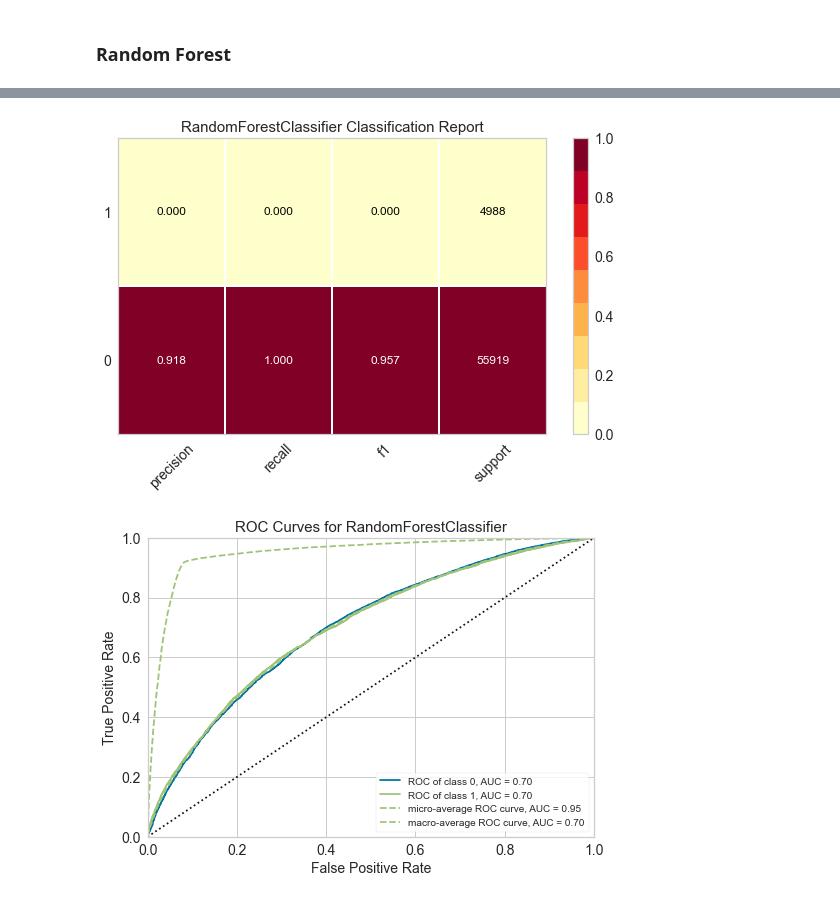
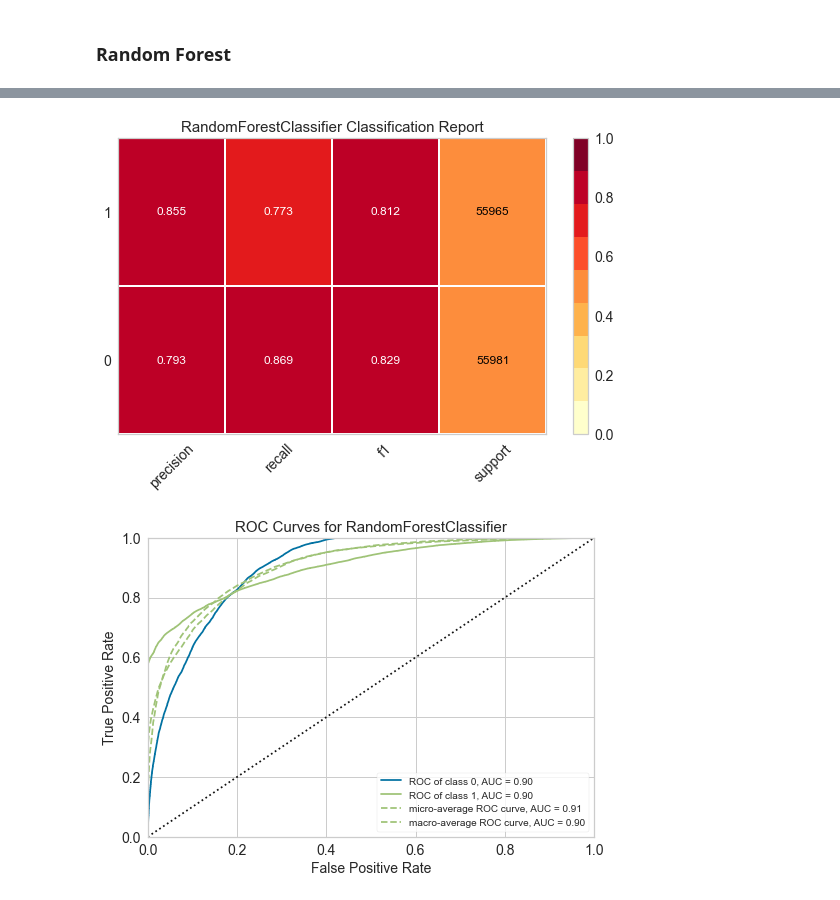
Before and after one commit to florabajolet/OCR7_scoring, a Jupyter notebook: P7_scoring_modeling.ipynb, the cells around one changed output, grey strips where cells are left out. Drawn from its saved outputs; the diff is of its cells as text; code cells hidden in the pictures.

```diff
--- a/P7_scoring_modeling.ipynb
+++ b/P7_scoring_modeling.ipynb
@@ -310,7 +306,7 @@ Precision and F-score are ill-defined and being set to 0.0 in labels with no pre
 # %%
-visualizer = ROCAUC(model_yellow_lr, classes=[0, 1])
+visualizer = ROCAUC(model_lr, classes=[0, 1])
 
-visualizer.fit(data_train_trans, target_train_trans)
-visualizer.score(data_test_trans, target_test_trans)
+visualizer.fit(data_train_smote, target_train_smote)
+visualizer.score(data_test_smote, target_test_smote)
 visualizer.show();
 # %% [output]
@@ -318,11 +314,11 @@ visualizer.show();
 # %% [markdown]
 ### Random Forest
 # %%
-model_rf = make_pipeline(preprocessor, RandomForestClassifier(n_estimators=200, max_depth=8, min_samples_leaf=4,
-                                                           max_features=0.6, random_state=42))
+model_rf = RandomForestClassifier(n_estimators=200, max_depth=8, min_samples_leaf=4, max_features=0.6, n_jobs=-2,
+                                random_state=42)
 # %%
-model_rf.fit(data_train, target_train)
+model_rf.fit(data_train_smote, target_train_smote)
 
-target_predicted_rf = model_rf.predict(data_test)
+target_predicted_rf = model_rf.predict(data_test_smote)
 # %%
 # Compute scores and evaluation
@@ -359,0 +349,6 @@ pd.DataFrame(confusion_test_rf)
+# %%
+visualizer = ConfusionMatrix(model_rf, classes=[0, 1])
+
+visualizer.fit(data_train_smote, target_train_smote)
+visualizer.score(data_test_smote, target_test_smote)
+visualizer.show();
@@ -360,19 +357,16 @@ pd.DataFrame(confusion_test_rf)
 # %%
-model_yellow_rf = RandomForestClassifier(n_estimators=200, max_depth=8, min_samples_leaf=4,
-                                                           max_features=0.6, random_state=42)
+visualizer = ClassificationReport(model_rf, classes=[0, 1], zero_division=0, support=True)
 
-visualizer = ClassificationReport(model_yellow_rf, classes=[0, 1], zero_division=0, support=True)
-
-visualizer.fit(data_train_trans, target_train_trans)
-visualizer.score(data_test_trans, target_test_trans)
+visualizer.fit(data_train_smote, target_train_smote)
+visualizer.score(data_test_smote, target_test_smote)
 visualizer.show();
 # %% [output]
-[figure, old version]
+[figure, new version]
 # %%
-visualizer = ROCAUC(model_yellow_rf, classes=[0, 1])
+visualizer = ROCAUC(model_rf, classes=[0, 1])
 
-visualizer.fit(data_train_trans, target_train_trans)
-visualizer.score(data_test_trans, target_test_trans)
+visualizer.fit(data_train_smote, target_train_smote)
+visualizer.score(data_test_smote, target_test_smote)
 visualizer.show();
 # %% [output]
-[figure, old version]
+[figure, new version]
```
Also changed, not shown: parts of 44 cells of this notebook.
